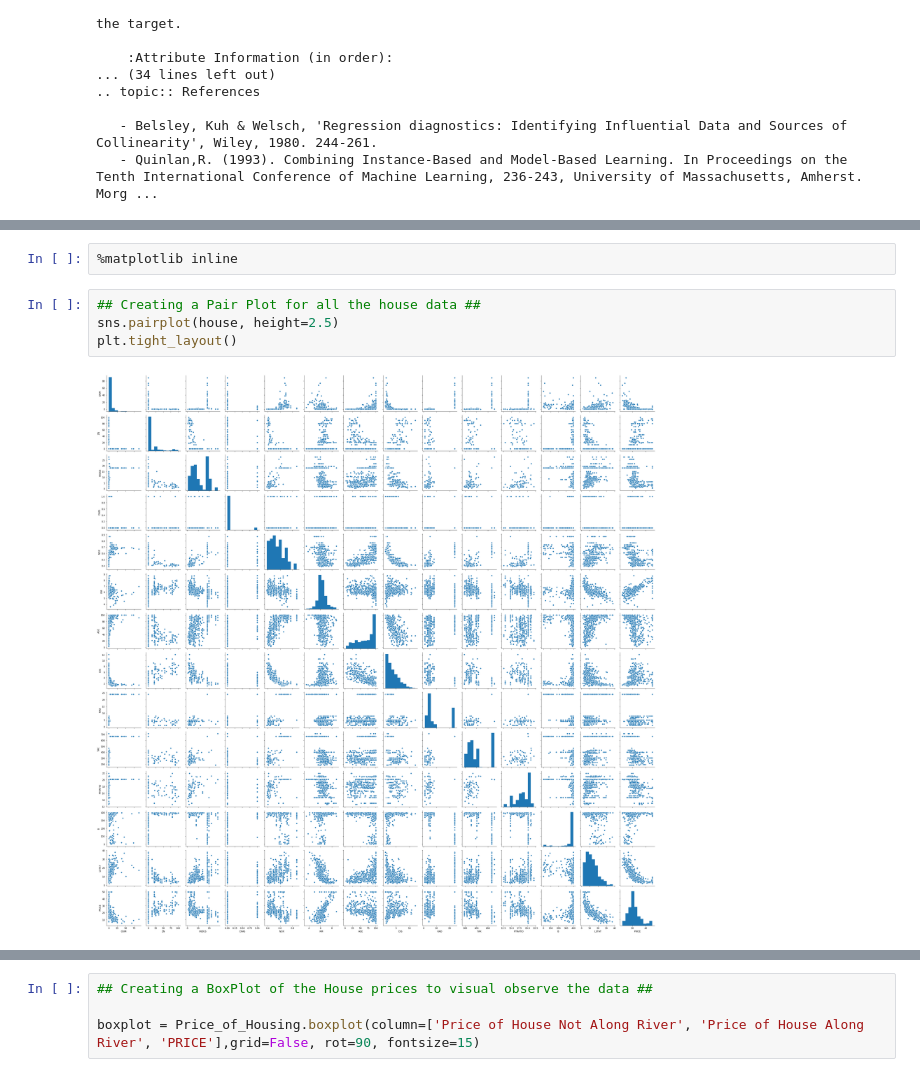
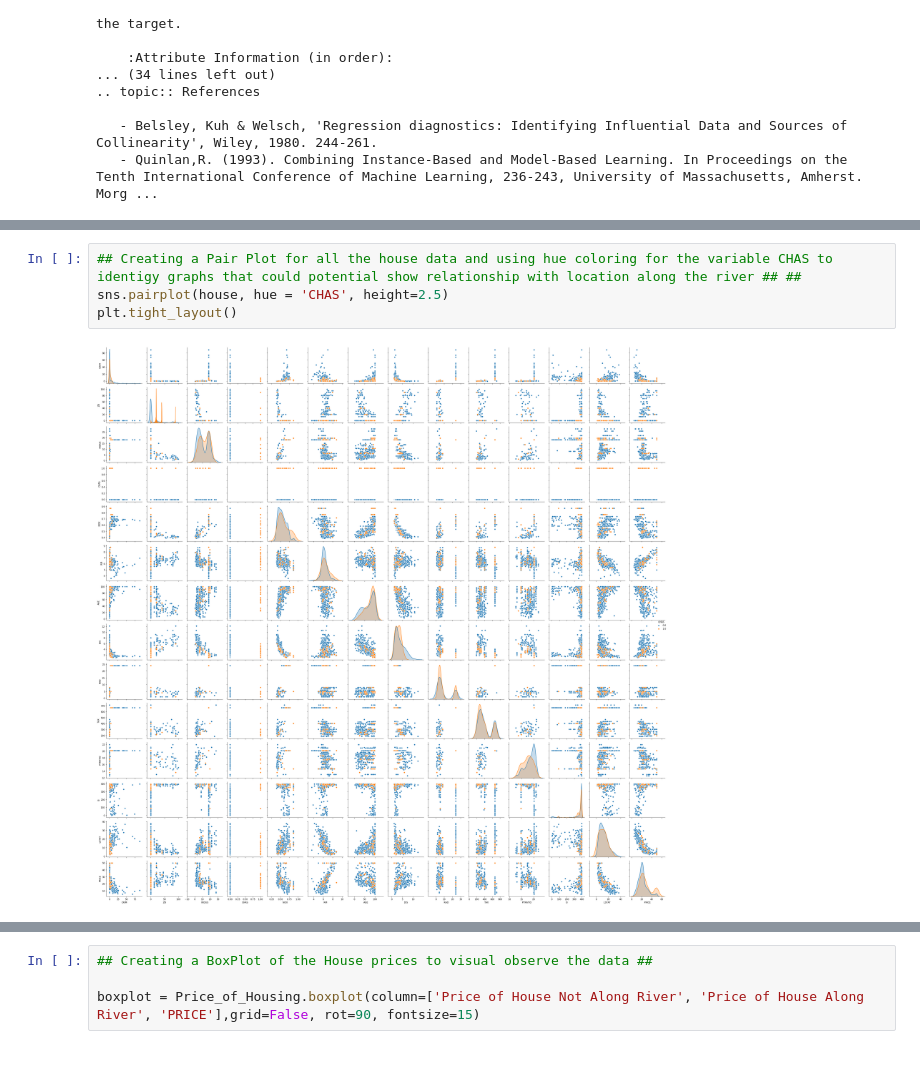
Before and after one commit to shanecanny1/Machine-Learning-and-Statistics-Project, a Jupyter notebook: Machine Learning Project Boston House Prices.ipynb, the cells around one changed output, grey strips where cells are left out. Saved outputs shown, nothing was run; the diff lists cells and outputs as text.

```diff
--- a/Machine Learning Project Boston House Prices.ipynb
+++ b/Machine Learning Project Boston House Prices.ipynb
@@ -247,8 +123,6 @@ print(house.CHAS.to_string(index=False))
-# %%
-%matplotlib inline
 # %%
-## Creating a Pair Plot for all the house data ##
-sns.pairplot(house, height=2.5)
+## Creating a Pair Plot for all the house data and using hue coloring for the variable CHAS to identigy graphs that could potential show relationship with location along the river ## ##
+sns.pairplot(house, hue = 'CHAS', height=2.5)
 plt.tight_layout()
 # %% [output]
-[figure, old version]
+[figure, new version]
```
Also changed, not shown: parts of 26 cells of this notebook.
